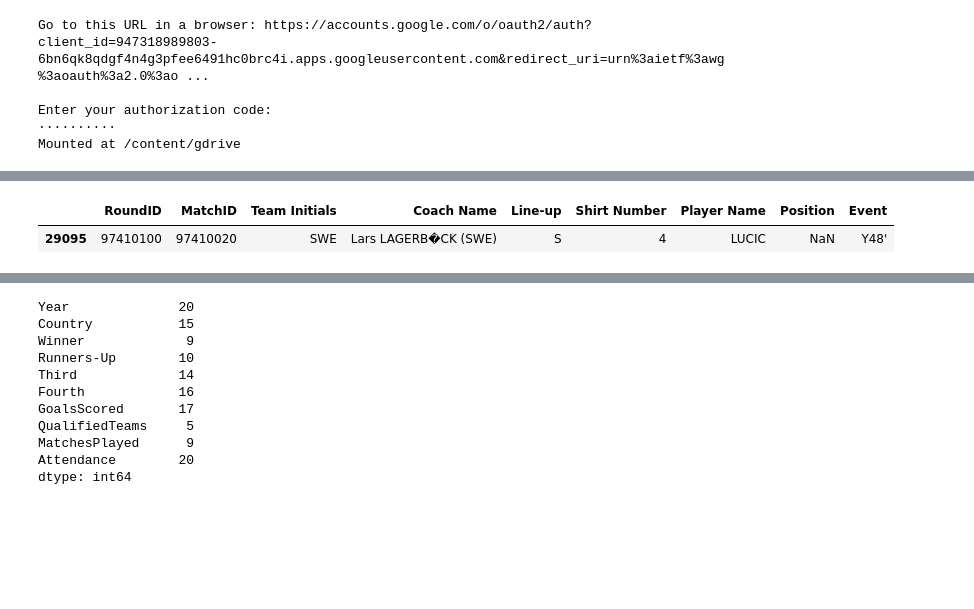
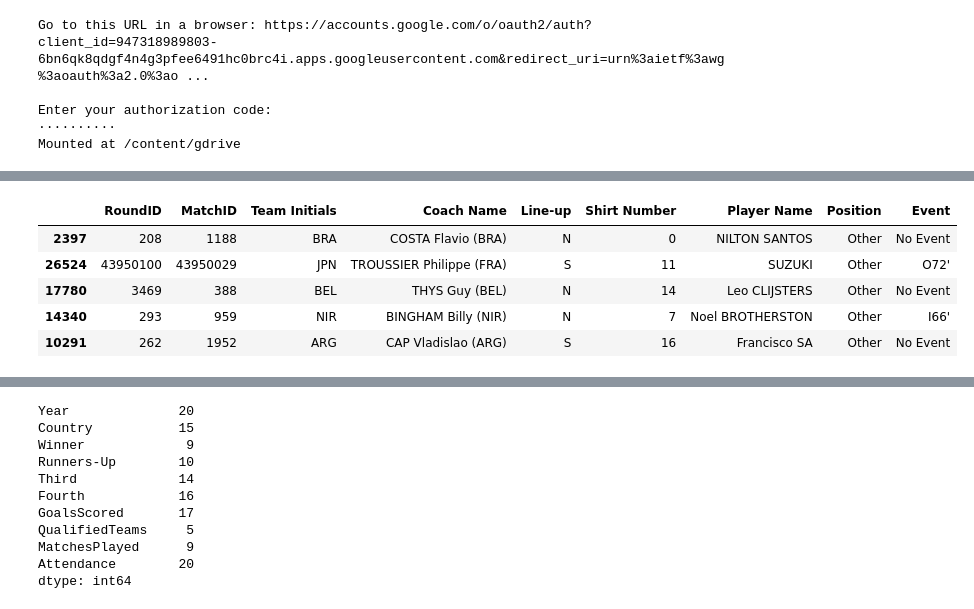
Before and after one commit to natuan310/w3-Data-Analysis-WorldCup-Dataset, a Jupyter notebook: Tee.ipynb, the cells around one changed output, grey strips where cells are left out. Cells and saved outputs as stored; diff of their text form; code cells hidden in the pictures; blank space fills up the shorter version.

```diff
--- a/Tee.ipynb
+++ b/Tee.ipynb
@@ -42,5 +136,9 @@ mch.sample(1)
 # %%
-pls.sample(1)
+pls.sample(5)
 # %% [output]
 |  | RoundID | MatchID | Team Initials | Coach Name | Line-up | Shirt Number | Player Name | Position | Event |
-| 29095 | 97410100 | 97410020 | SWE | Lars LAGERB�CK (SWE) | S | 4 | LUCIC | NaN | Y48' |
+| 2397 | 208 | 1188 | BRA | COSTA Flavio (BRA) | N | 0 | NILTON SANTOS | Other | No Event |
+| 26524 | 43950100 | 43950029 | JPN | TROUSSIER Philippe (FRA) | S | 11 | SUZUKI | Other | O72' |
+| 17780 | 3469 | 388 | BEL | THYS Guy (BEL) | N | 14 | Leo CLIJSTERS | Other | No Event |
+| 14340 | 293 | 959 | NIR | BINGHAM Billy (NIR) | N | 7 | Noel BROTHERSTON | Other | I66' |
+| 10291 | 262 | 1952 | ARG | CAP Vladislao (ARG) | S | 16 | Francisco SA | Other | No Event |
```
Also changed, not shown: parts of 23 cells of this notebook.
